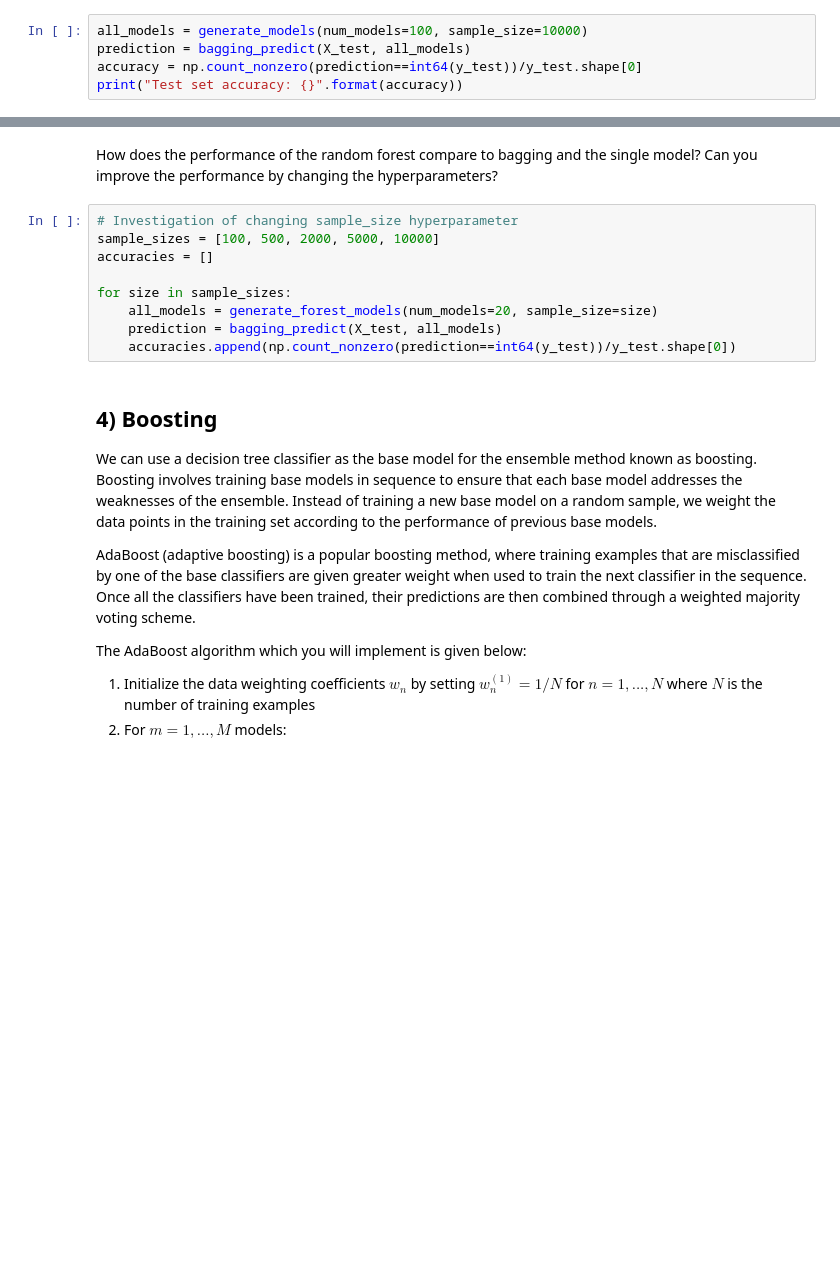
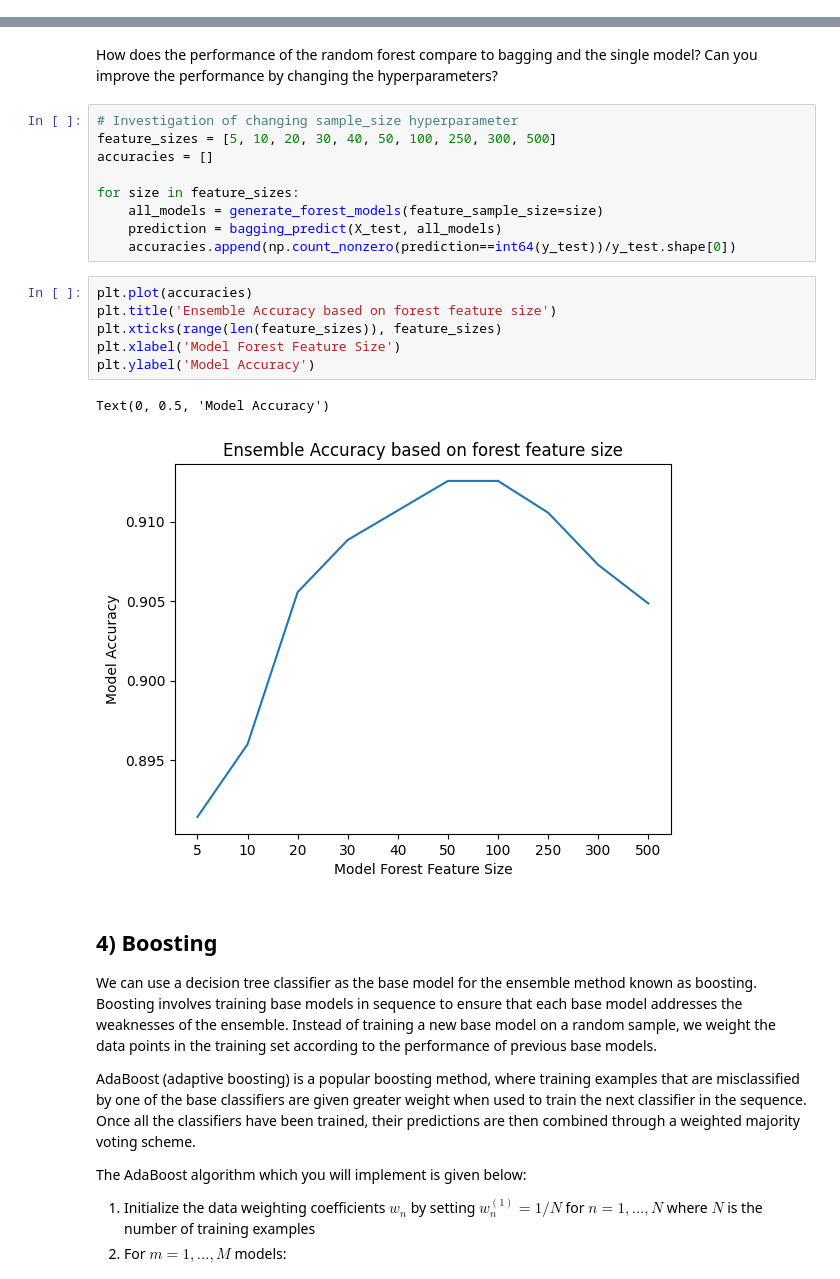
Before and after one commit to alexelwood14/lab_sheets_public, a Jupyter notebook: lab7/lab7-trees_and_ensembles.ipynb, the cells around one changed output, grey strips where cells are left out. Saved outputs shown, nothing was run; the diff lists cells and outputs as text; blank space fills up the shorter version.

```diff
--- a/lab7/lab7-trees_and_ensembles.ipynb
+++ b/lab7/lab7-trees_and_ensembles.ipynb
@@ -255,8 +255,3 @@ plt.ylabel('Model Accuracy')
 # %% [output]
 Text(0, 0.5, 'Model Accuracy')
 [figure]
-# %%
-all_models = generate_models(num_models=100, sample_size=10000)
-prediction = bagging_predict(X_test, all_models)
-accuracy = np.count_nonzero(prediction==int64(y_test))/y_test.shape[0]
-print("Test set accuracy: {}".format(accuracy))
@@ -311,13 +304,22 @@ Test set accuracy: 0.9134285714285715
 How does the performance of the random forest compare to bagging and the single model? Can you improve the performance by changing the hyperparameters?
 # %%
 # Investigation of changing sample_size hyperparameter
-sample_sizes = [100, 500, 2000, 5000, 10000]
+feature_sizes = [5, 10, 20, 30, 40, 50, 100, 250, 300, 500]
 accuracies = []
 
-for size in sample_sizes:
-    all_models = generate_forest_models(num_models=20, sample_size=size)
+for size in feature_sizes:
+    all_models = generate_forest_models(feature_sample_size=size)
     prediction = bagging_predict(X_test, all_models)
     accuracies.append(np.count_nonzero(prediction==int64(y_test))/y_test.shape[0])
+# %%
+plt.plot(accuracies)
+plt.title('Ensemble Accuracy based on forest feature size')
+plt.xticks(range(len(feature_sizes)), feature_sizes)
+plt.xlabel('Model Forest Feature Size')
+plt.ylabel('Model Accuracy')
+# %% [output]
+Text(0, 0.5, 'Model Accuracy')
+[figure, added]
 # %% [markdown]
 ## 4) Boosting
 We can use a decision tree classifier as the base model for the ensemble method known as boosting. Boosting involves training base models in sequence to ensure that each base model addresses the weaknesses of the ensemble. Instead of training a new base model on a random sample, we weight the data points in the training set according to the performance of previous base models.
```
Also changed, not shown: parts of 1 cell of this notebook.
